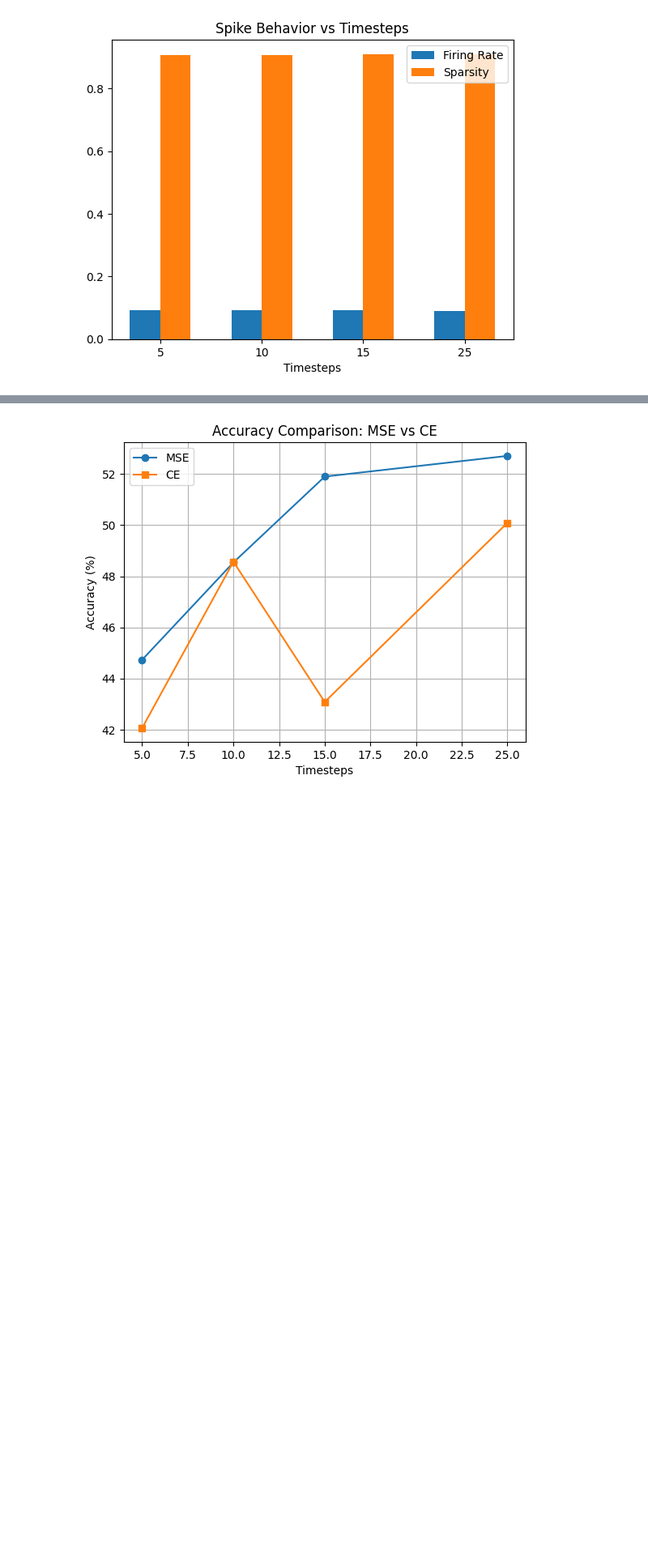
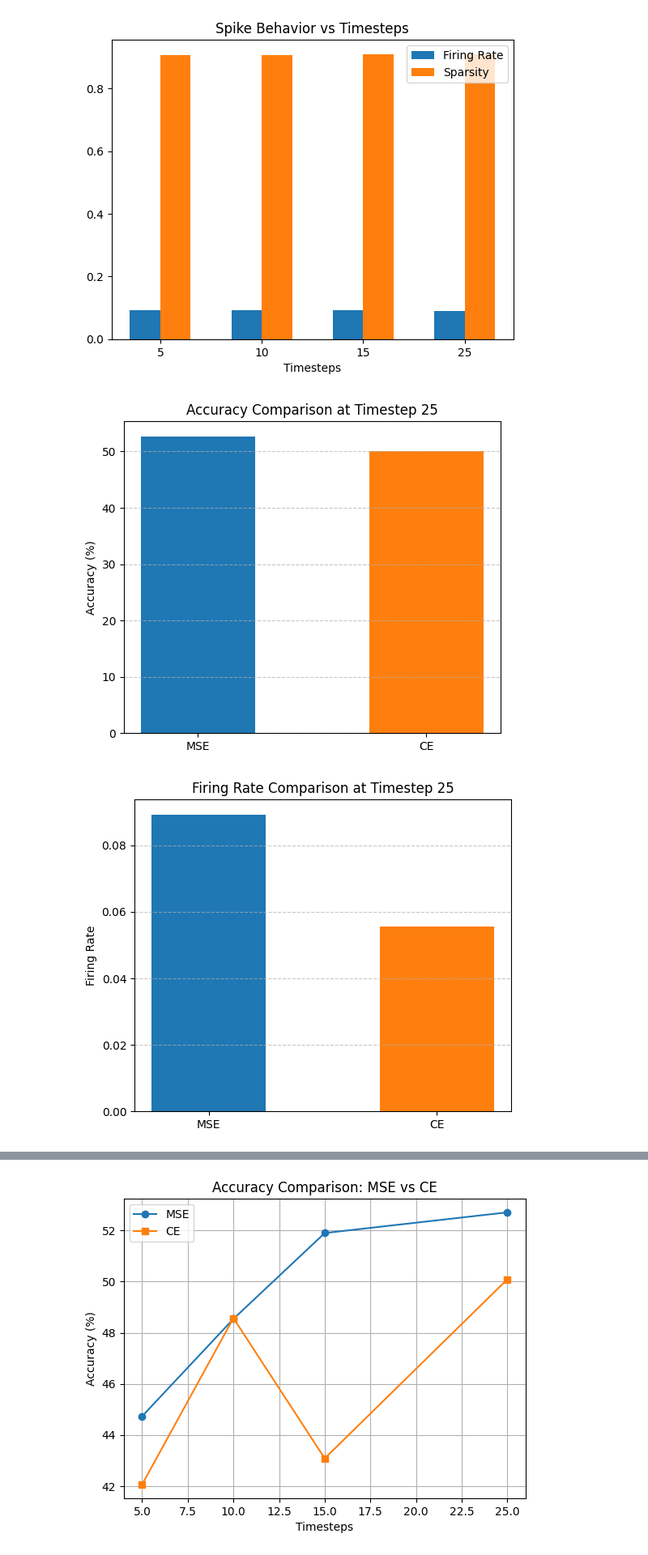
Before and after one commit to julenlegido/SpikingNeuralNetworks, a Jupyter notebook: notebooks/cifar_analysis.ipynb, the cells around one changed output, grey strips where cells are left out. Shown at 81% size. Saved outputs shown, nothing was run; the diff lists cells and outputs as text; code cells hidden in the pictures; blank space fills up the shorter version.

Commit message:
added plots for cifar analysis

```diff
--- a/notebooks/cifar_analysis.ipynb
+++ b/notebooks/cifar_analysis.ipynb
@@ -202,3 +202,43 @@ sparsity_MSE    = [s5["sparsity"], s10["sparsity"], s15["sparsity"], s25["sparsi
 
 firing_rate_CE = [s5_C["firing_rate"], s10_C["firing_rate"], s15_C["firing_rate"], s25_C["firing_rate"]]
 sparsity_CE    = [s5_C["sparsity"], s10_C["sparsity"], s15_C["sparsity"], s25_C["sparsity"]]
+# %%
+import matplotlib.pyplot as plt
+
+# Extract data specifically for timestep 25 (index 3 corresponds to ts25)
+accuracy_ts25 = [accuracy_MSE[3], accuracy_CE[3]]
+firing_ts25   = [firing_rate_MSE[3], firing_rate_CE[3]]
+sparsity_ts25 = [sparsity_MSE[3], sparsity_CE[3]]
+
+labels = ['MSE', 'CE']
+colors = ['#1f77b4', '#ff7f0e'] # Classic blue and orange
+
+# 1. Accuracy Comparison at Timestep 25
+plt.figure(figsize=(6, 5))
+plt.bar(labels, accuracy_ts25, color=colors, width=0.5)
+plt.title("Accuracy Comparison at Timestep 25")
+plt.ylabel("Accuracy (%)")
+plt.grid(axis='y', linestyle='--', alpha=0.7)
+plt.savefig("results/figures/MSE_CE_accuracy_ts25.png", dpi=300)
+plt.show()
+
+# 2. Firing Rate Comparison at Timestep 25
+plt.figure(figsize=(6, 5))
+plt.bar(labels, firing_ts25, color=colors, width=0.5)
+plt.title("Firing Rate Comparison at Timestep 25")
+plt.ylabel("Firing Rate")
+plt.grid(axis='y', linestyle='--', alpha=0.7)
+plt.savefig("results/figures/MSE_CE_firing_rate_ts25.png", dpi=300)
+plt.show()
+
+# 3. Sparsity Comparison at Timestep 25
+plt.figure(figsize=(6, 5))
+plt.bar(labels, sparsity_ts25, color=colors, width=0.5)
+plt.title("Sparsity Comparison at Timestep 25")
+plt.ylabel("Sparsity")
+plt.grid(axis='y', linestyle='--', alpha=0.7)
+plt.savefig("results/figures/MSE_CE_sparsity_ts25.png", dpi=300)
+plt.show()
+# %% [output]
+[figure, added]
+[figure, added]
```
Also changed, not shown: parts of 1 cell of this notebook, 4 other files.
